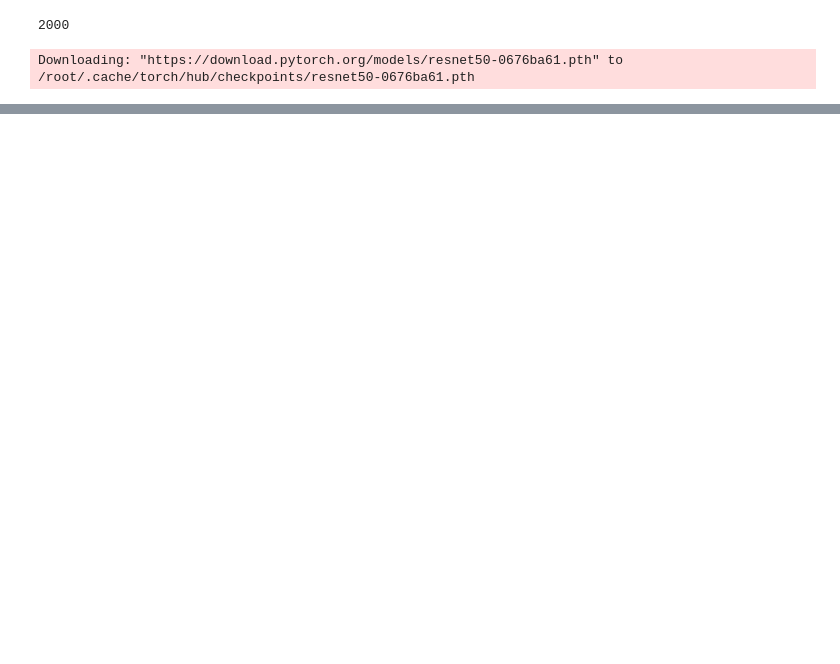
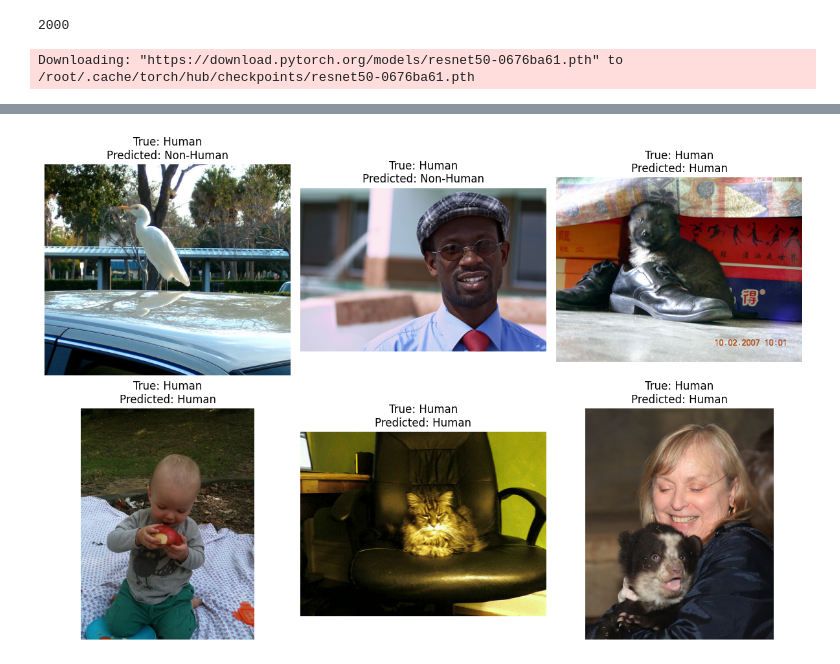
Before and after one commit to HE-SHU-WEI/CV_final_project, a Jupyter notebook: cv-final-project.ipynb, the cells around one changed output, grey strips where cells are left out. Saved outputs shown, nothing was run; the diff lists cells and outputs as text; code cells hidden in the pictures; blank space fills up the shorter version.

```diff
--- a/cv-final-project.ipynb
+++ b/cv-final-project.ipynb
@@ -325,10 +325,10 @@ from PIL import Image
 import os
 
 
-output_dir = '/kaggle/working/coco_face_nonface_dataset'
+output_dir = '/kaggle/working/coco_human_nonhuman_dataset'
 
 batch_size = 32
-num_epochs = 40
+num_epochs = 30
 learning_rate = 0.001
 
 
@@ -509,7 +526,7 @@ model.fc = nn.Linear(model.fc.in_features, 2)  # 2類輸出
 model = model.to(device)
 
 
-model_save_path = os.path.join(output_dir, 'resnet50_face_classifier.pth')
+model_save_path = os.path.join(output_dir, 'resnet50_human_classifier.pth')
 model.load_state_dict(torch.load(model_save_path, map_location=device))
 model.eval()
 
@@ -536,30 +553,32 @@ def get_random_test_images(num_images=5):
 
 def predict_image(model, image_path, transform):
     image = Image.open(image_path).convert("RGB")
     input_tensor = transform(image).unsqueeze(0).to(device)  # 加入 batch 維度
     with torch.no_grad():
         output = model(input_tensor)
         _, predicted = torch.max(output, 1)
     label = predicted.item()
     return label
 
 
 def display_predictions(model, image_paths, transform):
     plt.figure(figsize=(12, 8))
     for i, image_path in enumerate(image_paths):
         label = predict_image(model, image_path, transform)
         true_label = "Human" if "human" in image_path else "Non-Human"
         predicted_label = "Human" if label == 1 else "Non-Human"
 
 
         image = Image.open(image_path)
         plt.subplot(2, len(image_paths) // 2, i + 1)
         plt.imshow(image)
         plt.axis('off')
         plt.title(f"True: {true_label}\nPredicted: {predicted_label}")
     plt.tight_layout()
     plt.show()
 
 
 test_images = get_random_test_images(num_images=6)
 display_predictions(model, test_images, transform)
+# %% [output]
+[figure, added]
```
Also changed, not shown: parts of 7 cells of this notebook.
